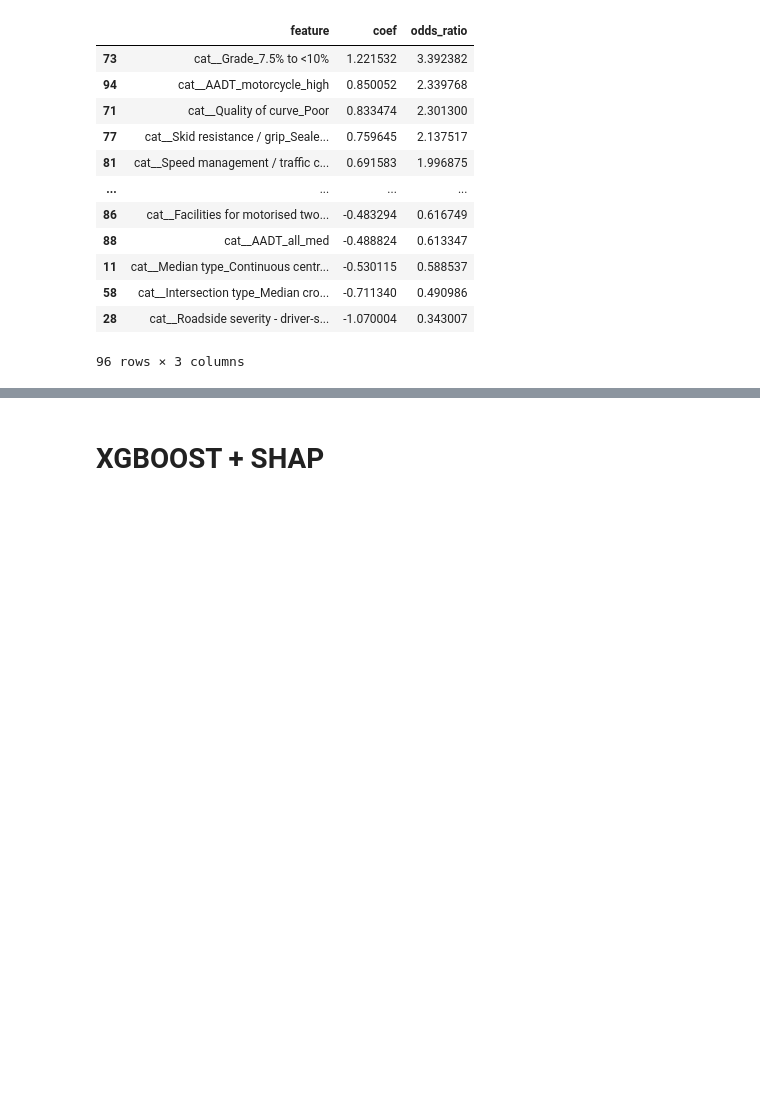
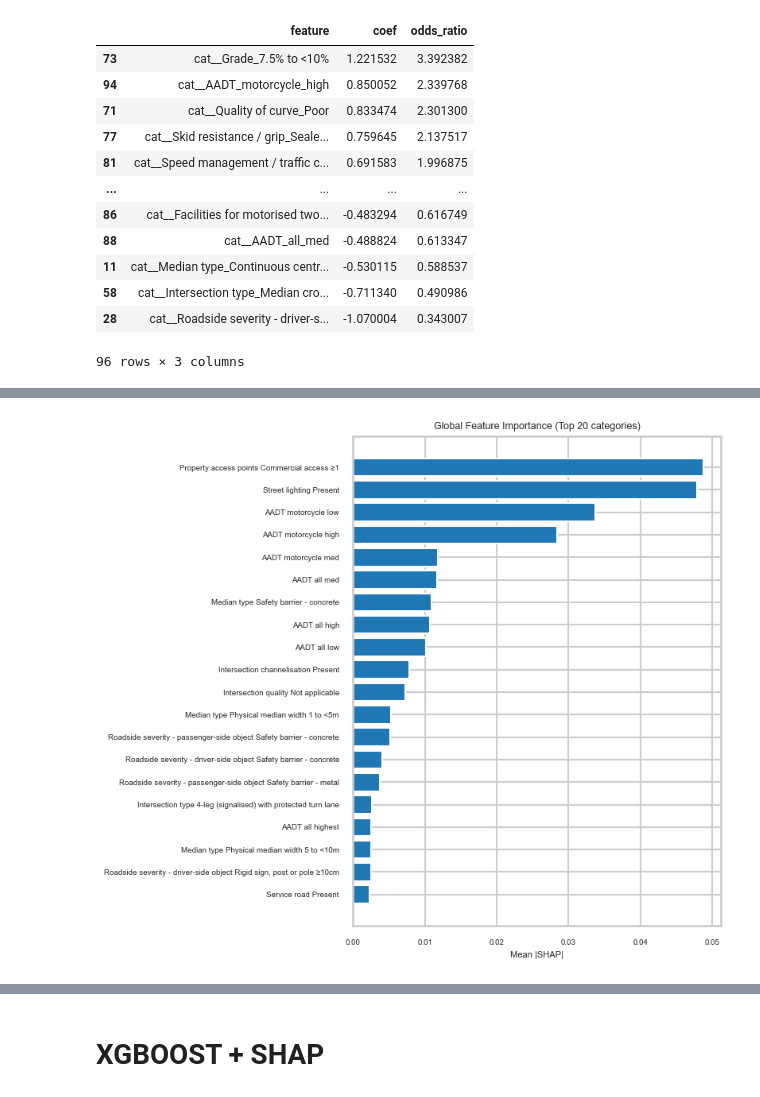
Before and after one commit to PongNJ/VisionToRisk, a Jupyter notebook: hotspot_analysis/factor_analysis.ipynb, the cells around one changed output, grey strips where cells are left out. Saved outputs shown, nothing was run; the diff lists cells and outputs as text; code cells hidden in the pictures; blank space fills up the shorter version.

```diff
--- a/hotspot_analysis/factor_analysis.ipynb
+++ b/hotspot_analysis/factor_analysis.ipynb
@@ -695,0 +797,17 @@ coef_df
+# %%
+def clean_name(s: str) -> str:
+    s = s.replace("cat__", "").replace("num__", "")
+    s = s.replace("_", " ")
+    return s
+
+imp2 = imp.copy()
+imp2["feature"] = imp2["feature"].apply(clean_name)
+
+plt.figure(figsize=(8, 7))
+plt.barh(imp2["feature"], imp2["mean_abs_shap"])
+plt.xlabel("Mean |SHAP|")
+plt.title("Global Feature Importance (Top 20 categories)")
+plt.tight_layout()
+plt.show()
+# %% [output]
+[figure, added]
```
Also changed, not shown: parts of 28 cells of this notebook.
